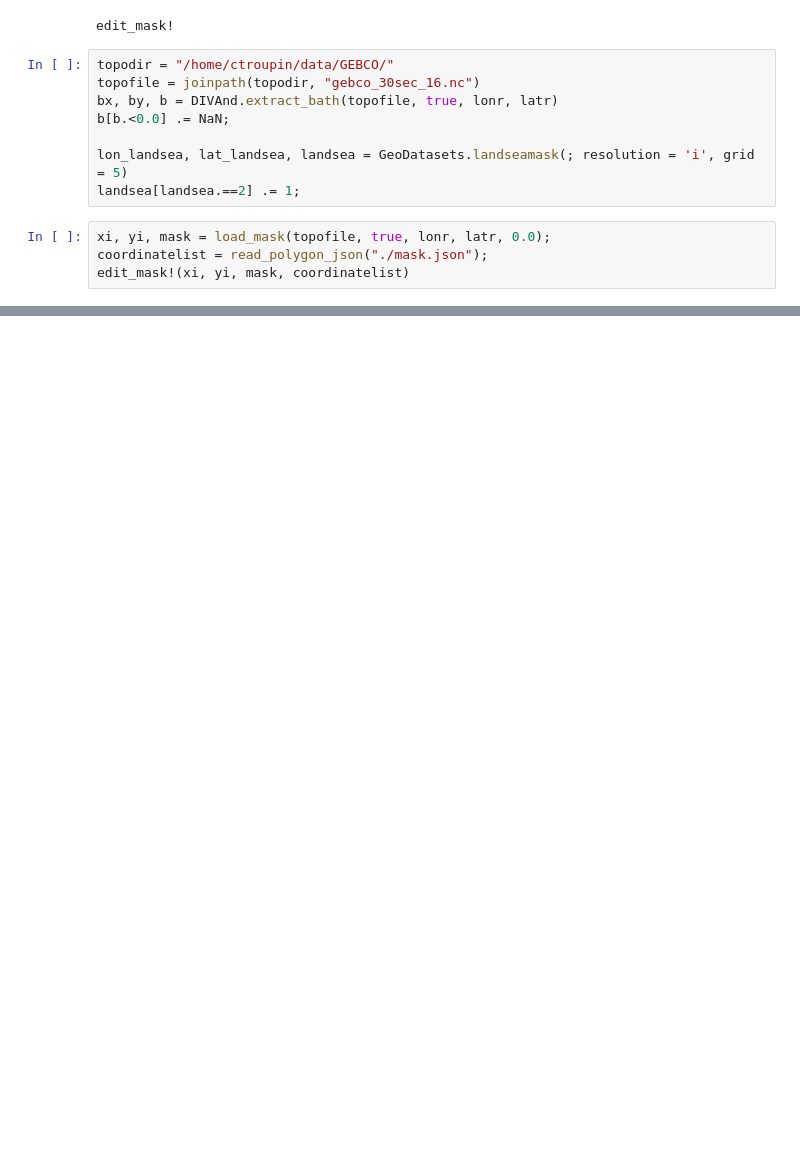
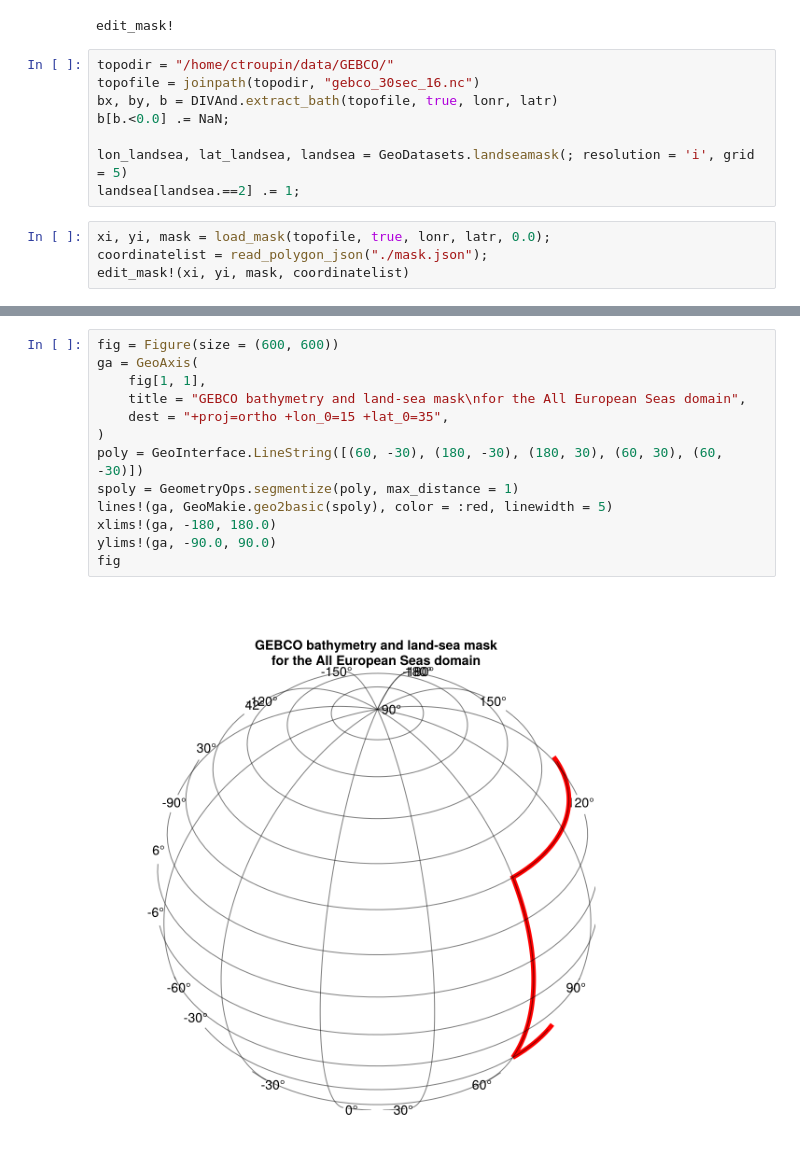
Before and after one commit to gher-uliege/EMODnet-Chemistry-GriddedMaps, a Jupyter notebook: src/plot_bathy_mask.ipynb, the cells around one changed output, grey strips where cells are left out. Cells and saved outputs as stored; diff of their text form; blank space fills up the shorter version.

```diff
--- a/src/plot_bathy_mask.ipynb
+++ b/src/plot_bathy_mask.ipynb
@@ -47,0 +65,15 @@ LoadError: SystemError: opening file "/home/ctroupin/Projects/EMODnet/EMODnet-Ch
+# %%
+fig = Figure(size = (600, 600))
+ga = GeoAxis(
+    fig[1, 1],
+    title = "GEBCO bathymetry and land-sea mask\nfor the All European Seas domain",
+    dest = "+proj=ortho +lon_0=15 +lat_0=35",
+)
+poly = GeoInterface.LineString([(60, -30), (180, -30), (180, 30), (60, 30), (60, -30)])
+spoly = GeometryOps.segmentize(poly, max_distance = 1)
+lines!(ga, GeoMakie.geo2basic(spoly), color = :red, linewidth = 5)
+xlims!(ga, -180, 180.0)
+ylims!(ga, -90.0, 90.0)
+fig
+# %% [output]
+[figure, added]
```
Also changed, not shown: parts of 6 cells of this notebook, 3 other files.
